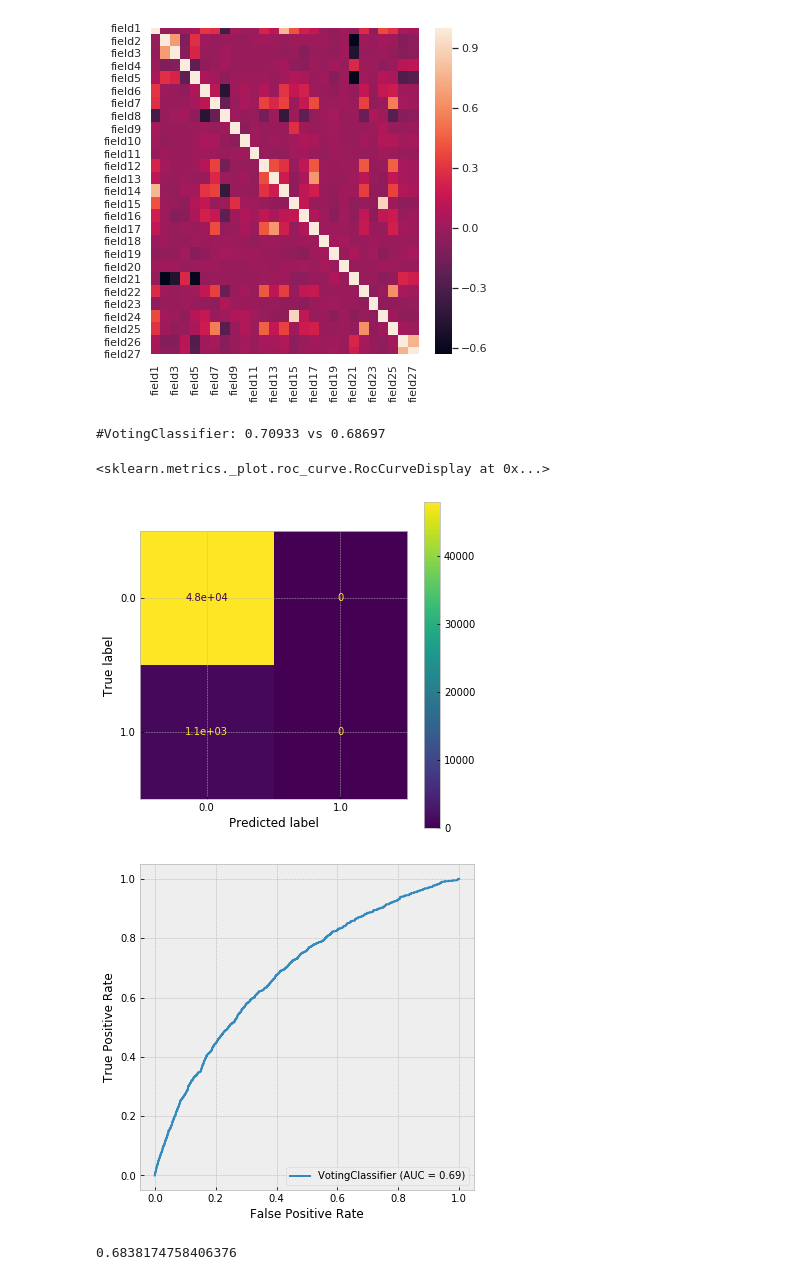
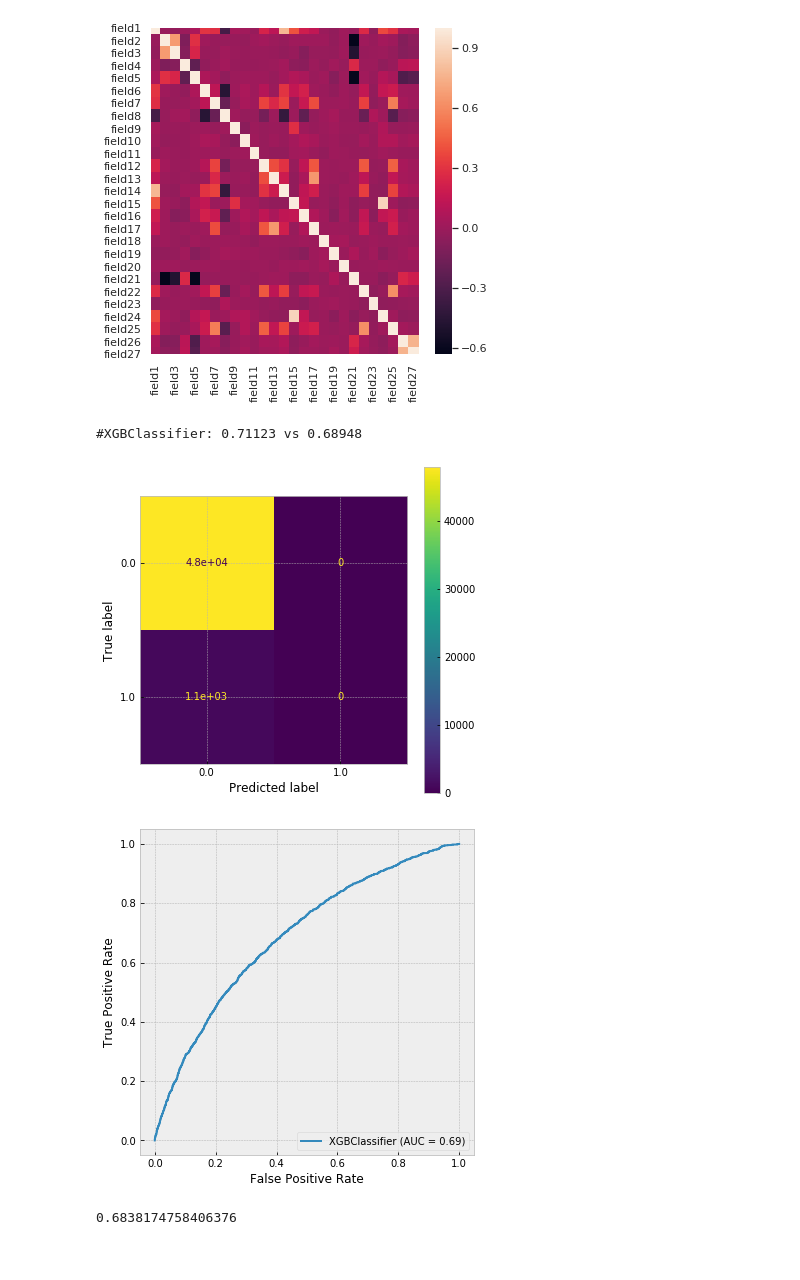
Before and after one commit to andygoosh/OneTwoTrip-Contest, a Jupyter notebook: workinprogress.ipynb, the cells around one changed output. Drawn from its saved outputs; the diff is of its cells as text; code cells hidden in the pictures.

```diff
--- a/workinprogress.ipynb
+++ b/workinprogress.ipynb
@@ -147,6 +151,8 @@ def vectorize( X, cols ):
 
   return X
 # %%
-X, y = prepare_data( df_train )
+X, y = prepare_data( df_train, undersample=2 )
 y.hist()
+np.unique(y, return_counts=True)
+print(X.shape)
 # %% [output]
@@ -156,8 +161,27 @@ array([[<matplotlib.axes._subplots.AxesSubplot object at 0x...>]],
 # %%
-def prepare_data( data ):
+def prepare_data( data, undersample=0 ):
 
   X = data.copy()
   y = []
+
+  if undersample > 0:
+    # Separate majority and minority classes
+    df_majority = X[X['goal1']==0]
+    df_minority = X[X['goal1']==1]
+
+    n_samples = math.floor( X['goal1'].sum() * undersample )
+
+    # Downsample majority class
+    df_majority_downsampled = resample(df_majority,
+                                    replace=False,    # sample without replacement
+                                    n_samples=n_samples,     # to match minority class
+                                    random_state=RS) # reproducible results
+
+    # Combine minority class with downsampled majority class
+    X = pd.concat([df_majority_downsampled, df_minority])# Separate majority and minority classes
+
+  if  'goal1' in X.columns:
+    y = X[['goal1']].astype(np.float32)
 
   FTS = list(filter(lambda x: 'field' in x, data.columns))
   X = X[FTS].astype(np.float32)
@@ -181,8 +205,6 @@ def prepare_data( data ):
 
   #X.drop(['field5_1', 'field7_1', 'field8_1', 'field9_2', 'field9_3', 'field9_4', 'field10_1', 'field19_0', 'field19_7', 'field19_8', 'field27_3'], axis=1, inplace=True)
   '''
-  if  'goal1' in data.columns:
-      y = data[['goal1']].astype(np.float32)
 
   return X, y
 # %%
@@ -252,7 +280,7 @@ from sklearn.calibration import CalibratedClassifierCV
 from sklearn.svm import SVC
 from lightgbm import LGBMClassifier
 
-X, y = prepare_data( df_train )
+X, y = prepare_data( df_train, undersample=False, k=3 )
 
 xgb = XGBClassifier(random_state = RS)
 rfc = skl.ensemble.RandomForestClassifier(random_state = RS)
@@ -265,41 +293,36 @@ clfbag = skl.ensemble.BaggingClassifier(clf, n_estimators=5)
 svc = SVC(random_state = RS, probability=True)
 lgbm = LGBMClassifier(random_state = RS) #, class_weight='balanced' )
 clf_sigmoid = CalibratedClassifierCV(xgb, cv=3, method='sigmoid')
 
-model = estimate(X, y, vc);
-
-X_train, X_cv, y_train, y_cv = train_test_split(X, y, random_state=RS, shuffle=True)
-skl.metrics.plot_confusion_matrix(model, X_cv, y_cv)
-skl.metrics.plot_roc_curve(model, X_cv, y_cv)
+model = estimate(X, y, xgb);
 
 #RandomForestClassifier: 0.99987 vs 0.58307 - unbalanced
 #RandomForestClassifier: 0.99881 vs 0.62169 - balanced
 
 #AdaBoostClassifier: 0.68902 vs 0.67483
 
 #CalibratedClassifierCV: 0.71289 vs 0.69033 for XGBClassifier
 
 #GradientBoostingClassifier: 0.70029 vs 0.68350
 #GradientBoostingClassifier: 0.75496 vs 0.66729 - balanced
 
 #CalibratedClassifierCV: 0.70296 vs 0.68644 for GradientBoostingClassifier
 #CalibratedClassifierCV: 0.74907 vs 0.66534 balanced
 
 #VotingClassifier: 0.99981 vs 0.67803
 
 #GaussianNB: 0.63033 vs 0.63758
 #CalibratedClassifierCV: 0.63127 vs 0.64139 for GaussianNB
 
 #LGBMClassifier: 0.84498 vs 0.68050 - unbalanced
 #LGBMClassifier: 0.92232 vs 0.65621 - balanced
 
 #XGBClassifier: 0.71139 vs 0.68740 - unbalanced
 #XGBClassifier: 0.74734 vs 0.66816 - balanced
 # %% [output]
-#VotingClassifier: 0.70933 vs 0.68697
+#XGBClassifier: 0.71123 vs 0.68948
-<sklearn.metrics._plot.roc_curve.RocCurveDisplay at 0x...>
 [figure]
-[figure, old version]
+[figure, new version]
 # %%
 from mlxtend.feature_selection import SequentialFeatureSelector as SFS
 
```
Also changed, not shown: parts of 6 cells of this notebook.
